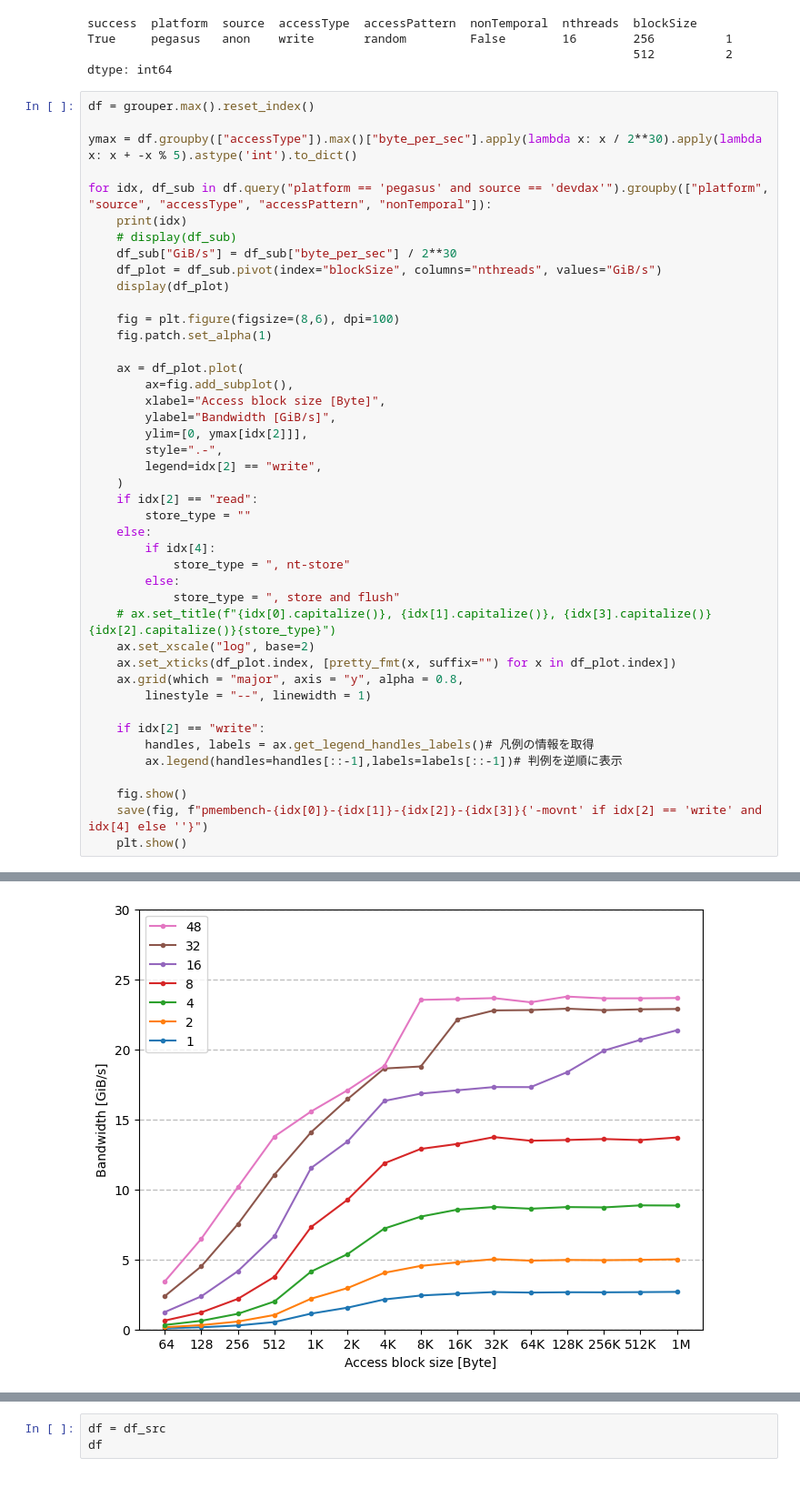
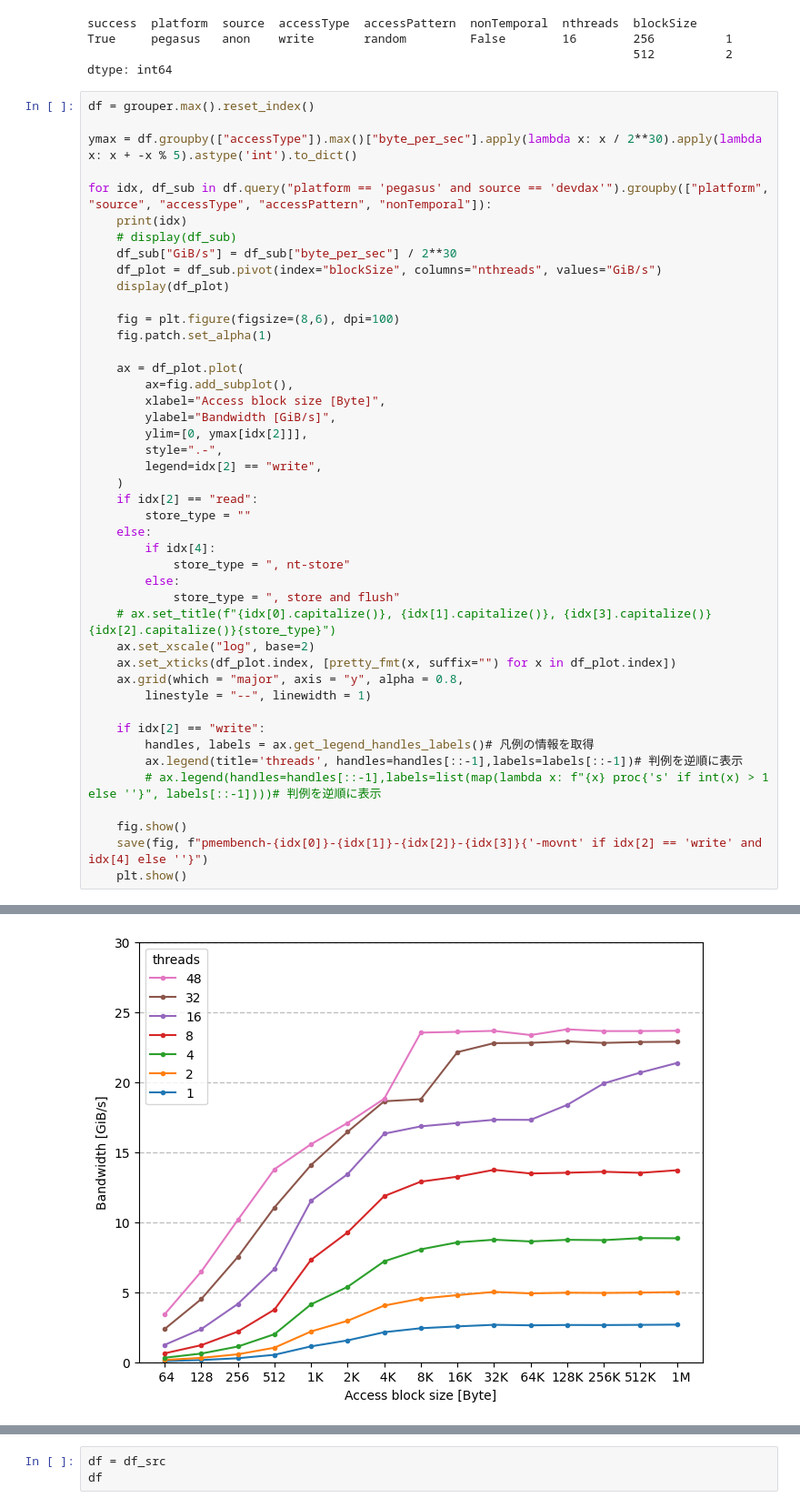
Before and after one commit to range3/pmembench, a Jupyter notebook: eval/plot/pmem2bench.ipynb, the cells around one changed output, grey strips where cells are left out. Shown at 91% size. Drawn from its saved outputs; the diff is of its cells as text.

Commit message:
Update figures

```diff
--- a/eval/plot/pmem2bench.ipynb
+++ b/eval/plot/pmem2bench.ipynb
@@ -155,7 +155,8 @@ for idx, df_sub in df.query("platform == 'pegasus' and source == 'devdax'").grou
 
     if idx[2] == "write":
         handles, labels = ax.get_legend_handles_labels()# 凡例の情報を取得
-        ax.legend(handles=handles[::-1],labels=labels[::-1])# 判例を逆順に表示
+        ax.legend(title='threads', handles=handles[::-1],labels=labels[::-1])# 判例を逆順に表示
+        # ax.legend(handles=handles[::-1],labels=list(map(lambda x: f"{x} proc{'s' if int(x) > 1 else ''}", labels[::-1])))# 判例を逆順に表示
 
     fig.show()
     save(fig, f"pmembench-{idx[0]}-{idx[1]}-{idx[2]}-{idx[3]}{'-movnt' if idx[2] == 'write' and idx[4] else ''}")
@@ -193,34 +194,34 @@ The PostScript backend does not support transparency; partially transparent arti
 | 4096 | 4.151411 | 7.806481 | 15.740884 | 28.778440 | 52.812844 | 73.608108 | 75.894449 |
 | 8192 | 4.467424 | 8.796471 | 17.184624 | 32.619364 | 59.403127 | 76.399144 | 78.938156 |
 | 16384 | 4.448746 | 8.775660 | 17.138003 | 32.568755 | 58.884540 | 75.304053 | 77.872658 |
 | 32768 | 4.246457 | 8.404358 | 16.483853 | 31.346724 | 57.188865 | 75.011960 | 78.036359 |
 | 65536 | 4.259072 | 8.440881 | 16.577298 | 31.948060 | 59.270528 | 77.496129 | 80.122896 |
 | 131072 | 4.218208 | 8.362563 | 16.386508 | 31.228236 | 57.139825 | 74.542929 | 76.856861 |
 | 262144 | 4.203683 | 8.332335 | 16.363364 | 31.594846 | 58.481762 | 75.718575 | 77.987576 |
 | 524288 | 4.188547 | 8.298588 | 16.286803 | 31.363679 | 57.909841 | 75.544679 | 77.861069 |
 | 1048576 | 4.139777 | 8.149552 | 15.955230 | 30.247073 | 55.280222 | 74.336987 | 77.031131 |
 The PostScript backend does not support transparency; partially transparent artists will be rendered opaque.
 [figure]
 ('pegasus', 'devdax', 'write', 'random', False)
 | nthreads | 1 | 2 | 4 | 8 | 16 | 32 | 48 |
 | blockSize |  |  |  |  |  |  |  |
 | 64 | 0.081519 | 0.162036 | 0.321478 | 0.634226 | 1.237811 | 2.370340 | 3.419241 |
 | 128 | 0.156827 | 0.311669 | 0.617574 | 1.215586 | 2.363432 | 4.503712 | 6.468537 |
 | 256 | 0.285206 | 0.566156 | 1.118816 | 2.185035 | 4.160684 | 7.514666 | 10.161691 |
 | 512 | 0.529341 | 1.036285 | 1.999654 | 3.757607 | 6.661353 | 11.048767 | 13.778065 |
 | 1024 | 1.132501 | 2.195217 | 4.130772 | 7.311054 | 11.527125 | 14.077830 | 15.561624 |
 | 2048 | 1.558792 | 2.958341 | 5.383256 | 9.269184 | 13.430530 | 16.450896 | 17.084894 |
 | 4096 | 2.143852 | 4.044428 | 7.203210 | 11.860156 | 16.315583 | 18.631485 | 18.809841 |
 | 8192 | 2.426316 | 4.540633 | 8.060471 | 12.893052 | 16.839267 | 18.777428 | 23.532292 |
 | 16384 | 2.558509 | 4.790424 | 8.558243 | 13.245662 | 17.077854 | 22.139263 | 23.588631 |
 | 32768 | 2.671024 | 5.021064 | 8.746307 | 13.735932 | 17.309601 | 22.780472 | 23.657830 |
 | 65536 | 2.635417 | 4.914277 | 8.622543 | 13.475214 | 17.303328 | 22.802946 | 23.359952 |
 | 131072 | 2.658584 | 4.963928 | 8.739426 | 13.528679 | 18.373422 | 22.904306 | 23.766883 |
 | 262144 | 2.653400 | 4.946406 | 8.715193 | 13.598856 | 19.907377 | 22.797003 | 23.640484 |
 | 524288 | 2.667260 | 4.970706 | 8.861170 | 13.520771 | 20.680530 | 22.858636 | 23.643375 |
 | 1048576 | 2.685060 | 5.008529 | 8.849133 | 13.707083 | 21.363810 | 22.881277 | 23.664826 |
 The PostScript backend does not support transparency; partially transparent artists will be rendered opaque.
-[figure, old version]
+[figure, new version]
 ... (12 outputs left out)
 # %%
 df = df_src
```
Also changed, not shown: 10 other files.
